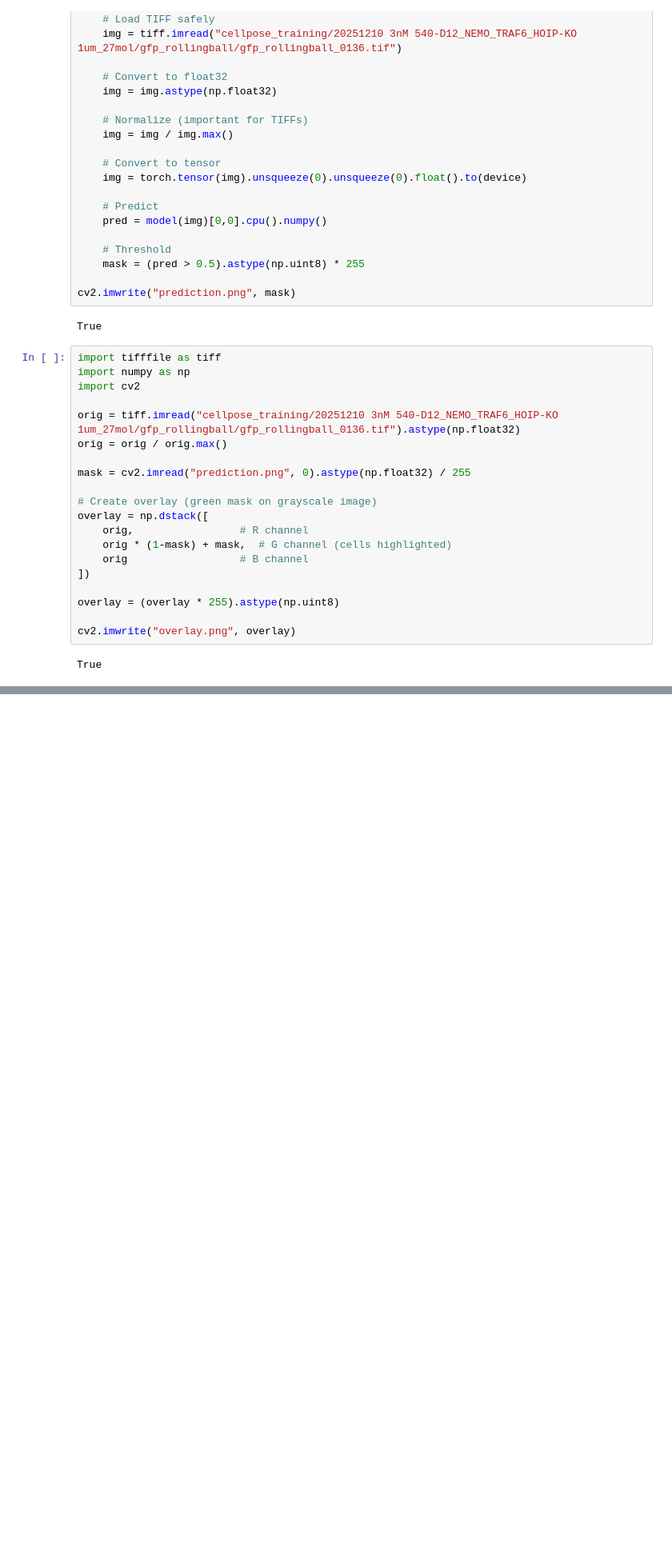
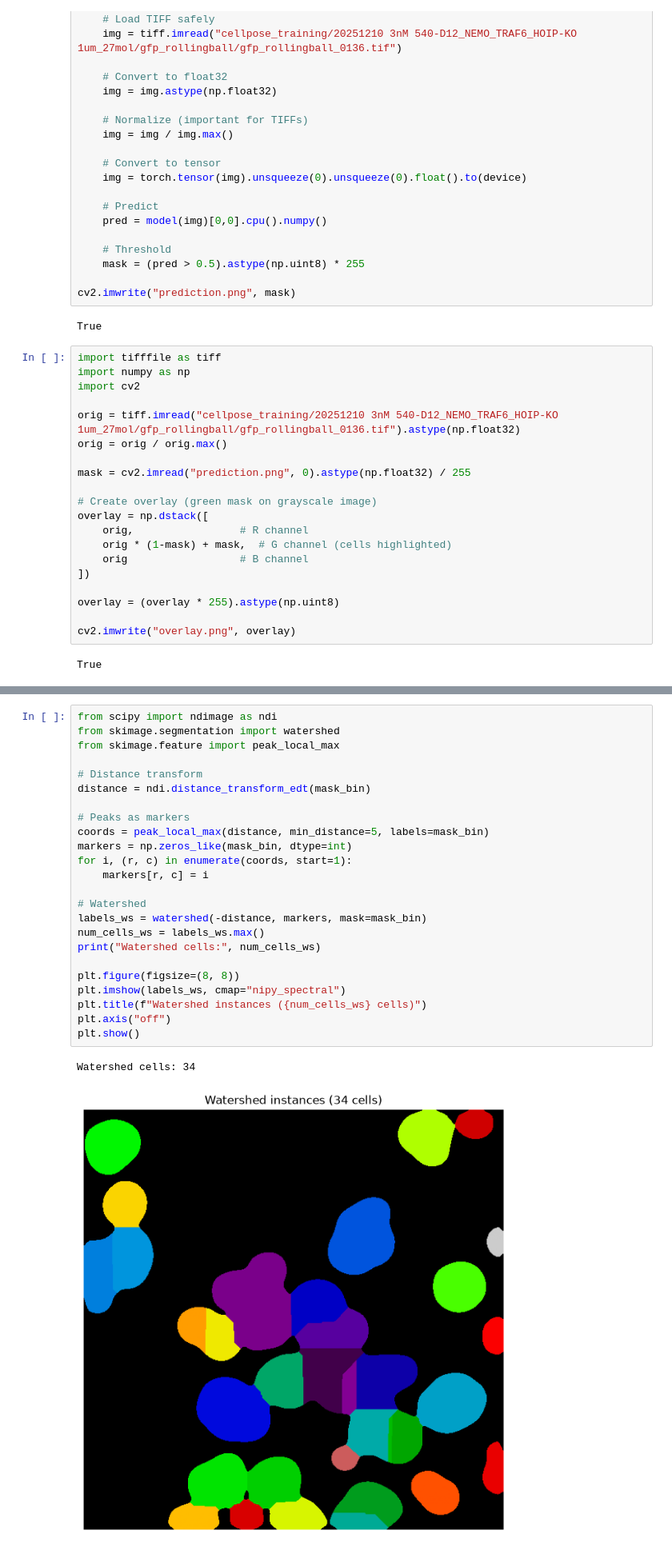
Before and after one commit to huyenanh-nguyen/MT_IRAK4, a Jupyter notebook: owndeeplearning.ipynb, the cells around one changed output, grey strips where cells are left out. Shown at 80% size. Cells and saved outputs as stored; diff of their text form; blank space fills up the shorter version.

```diff
--- a/owndeeplearning.ipynb
+++ b/owndeeplearning.ipynb
@@ -253,0 +276,27 @@ plt.show()
+# %%
+from scipy import ndimage as ndi
+from skimage.segmentation import watershed
+from skimage.feature import peak_local_max
+
+# Distance transform
+distance = ndi.distance_transform_edt(mask_bin)
+
+# Peaks as markers
+coords = peak_local_max(distance, min_distance=5, labels=mask_bin)
+markers = np.zeros_like(mask_bin, dtype=int)
+for i, (r, c) in enumerate(coords, start=1):
+    markers[r, c] = i
+
+# Watershed
+labels_ws = watershed(-distance, markers, mask=mask_bin)
+num_cells_ws = labels_ws.max()
+print("Watershed cells:", num_cells_ws)
+
+plt.figure(figsize=(8, 8))
+plt.imshow(labels_ws, cmap="nipy_spectral")
+plt.title(f"Watershed instances ({num_cells_ws} cells)")
+plt.axis("off")
+plt.show()
+# %% [output]
+Watershed cells: 34
+[figure, added]
```
Also changed, not shown: parts of 3 cells of this notebook, 3 other files.
